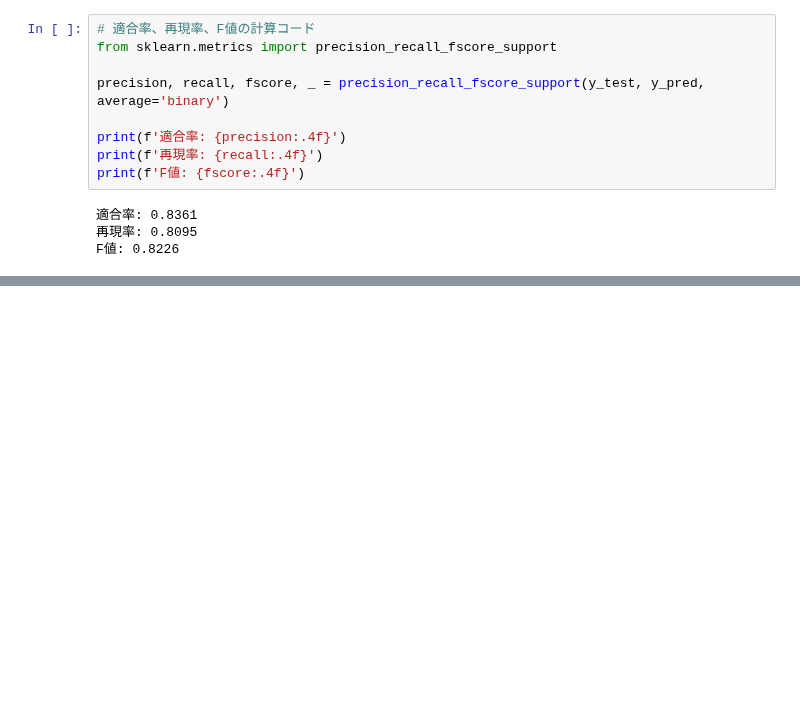
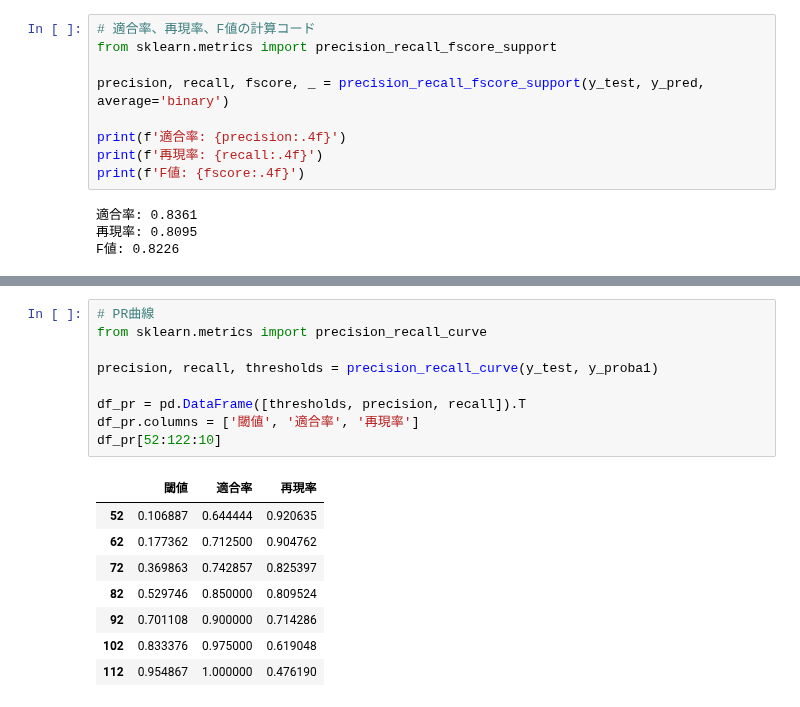
Before and after one commit to Kotarosz727/my_python, a Jupyter notebook: 04_機械学習モデル開発の重要ポイント.ipynb, the cells around one changed output, grey strips where cells are left out. Saved outputs shown, nothing was run; the diff lists cells and outputs as text; blank space fills up the shorter version.

```diff
--- a/04_機械学習モデル開発の重要ポイント.ipynb
+++ b/04_機械学習モデル開発の重要ポイント.ipynb
@@ -492,0 +521,18 @@ F値: 0.8226
+# %%
+# PR曲線
+from sklearn.metrics import precision_recall_curve
+
+precision, recall, thresholds = precision_recall_curve(y_test, y_proba1)
+
+df_pr = pd.DataFrame([thresholds, precision, recall]).T
+df_pr.columns = ['閾値', '適合率', '再現率']
+df_pr[52:122:10]
+# %% [output]
+|  | 閾値 | 適合率 | 再現率 |
+| 52 | 0.106887 | 0.644444 | 0.920635 |
+| 62 | 0.177362 | 0.712500 | 0.904762 |
+| 72 | 0.369863 | 0.742857 | 0.825397 |
+| 82 | 0.529746 | 0.850000 | 0.809524 |
+| 92 | 0.701108 | 0.900000 | 0.714286 |
+| 102 | 0.833376 | 0.975000 | 0.619048 |
+| 112 | 0.954867 | 1.000000 | 0.476190 |
```
Also changed, not shown: parts of 25 cells of this notebook.
